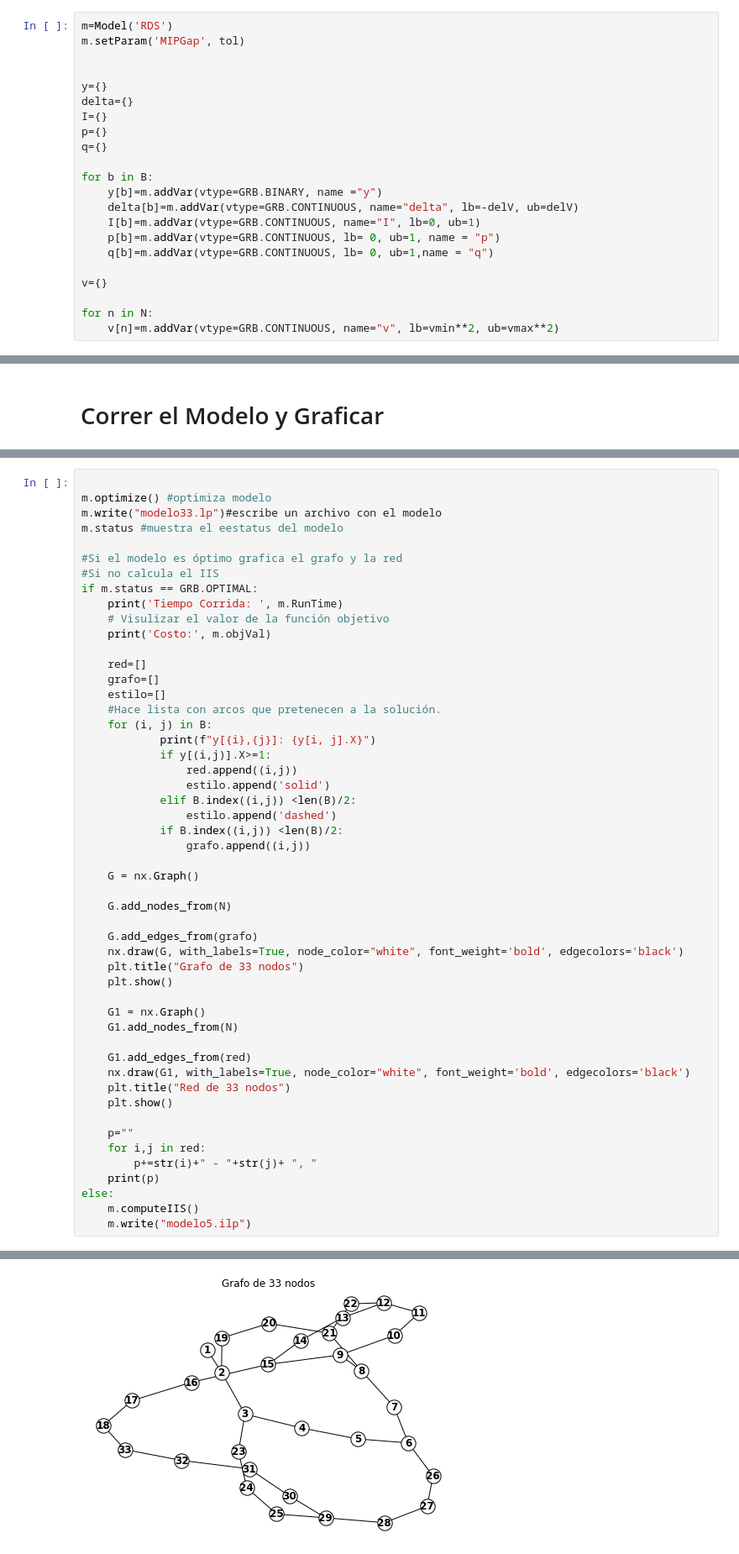
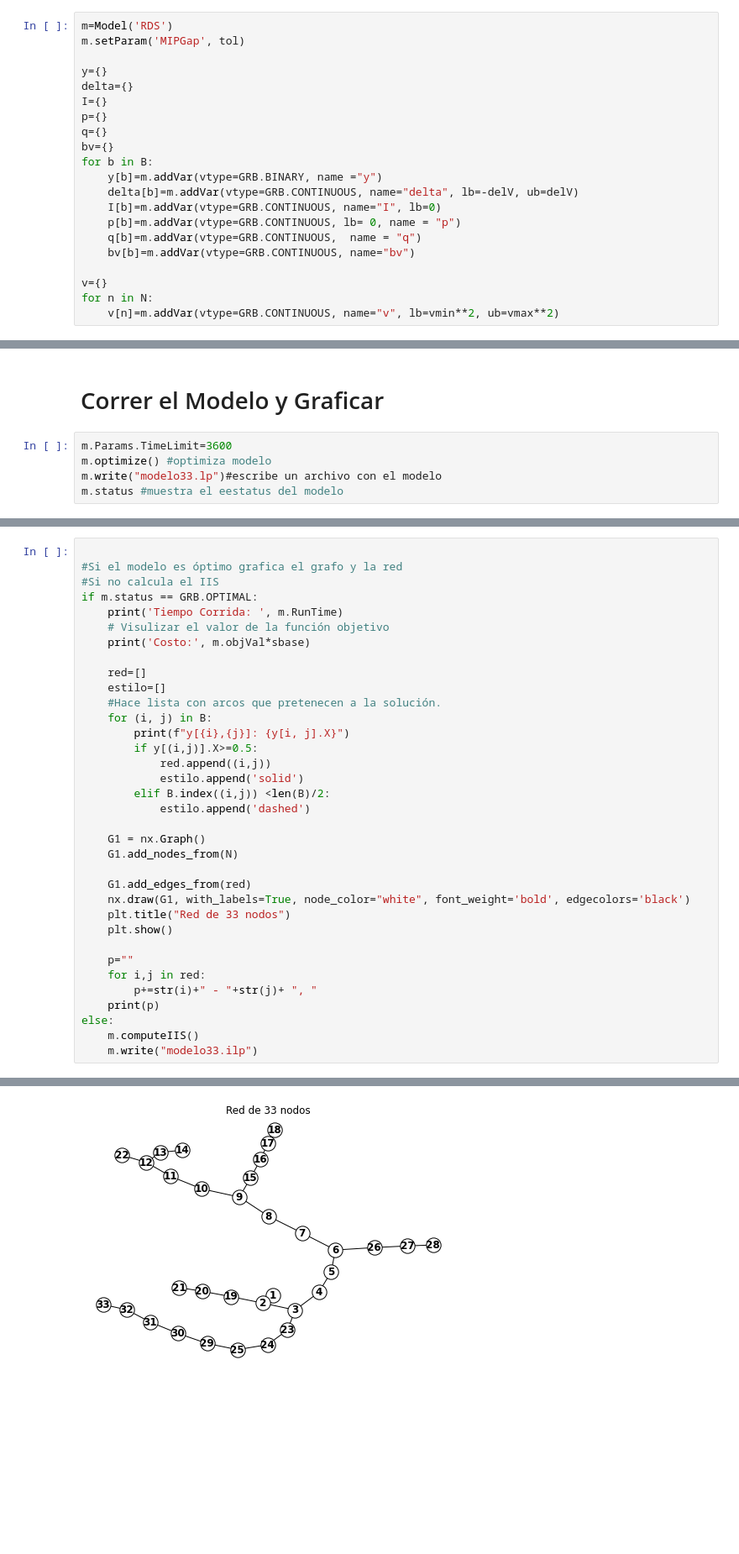
Before and after one commit to mforeroa/ProyectoRSD, a Jupyter notebook: Notebooks_Pruebas/33nodos.ipynb, the cells around one changed output, grey strips where cells are left out. Shown at 84% size. Saved outputs shown, nothing was run; the diff lists cells and outputs as text; blank space fills up the shorter version.

```diff
--- a/Notebooks_Pruebas/33nodos.ipynb
+++ b/Notebooks_Pruebas/33nodos.ipynb
@@ -142,23 +149,22 @@ bv=0.1
 # %%
 m=Model('RDS')
 m.setParam('MIPGap', tol)
-
 
 y={}
 delta={}
 I={}
 p={}
 q={}
-
+bv={}
 for b in B:
     y[b]=m.addVar(vtype=GRB.BINARY, name ="y")
     delta[b]=m.addVar(vtype=GRB.CONTINUOUS, name="delta", lb=-delV, ub=delV)
-    I[b]=m.addVar(vtype=GRB.CONTINUOUS, name="I", lb=0, ub=1)
-    p[b]=m.addVar(vtype=GRB.CONTINUOUS, lb= 0, ub=1, name = "p")
-    q[b]=m.addVar(vtype=GRB.CONTINUOUS, lb= 0, ub=1,name = "q")
+    I[b]=m.addVar(vtype=GRB.CONTINUOUS, name="I", lb=0)
+    p[b]=m.addVar(vtype=GRB.CONTINUOUS, lb= 0, name = "p")
+    q[b]=m.addVar(vtype=GRB.CONTINUOUS,  name = "q")
+    bv[b]=m.addVar(vtype=GRB.CONTINUOUS, name="bv")
 
 v={}
-
 for n in N:
     v[n]=m.addVar(vtype=GRB.CONTINUOUS, name="v", lb=vmin**2, ub=vmax**2)
 # %% [output]
@@ -284,2 +273,7 @@ Set parameter NonConvex to value 2
 # %% [markdown]
 # Correr el Modelo y Graficar
+# %%
+m.Params.TimeLimit=3600
+m.optimize() #optimiza modelo
+m.write("modelo33.lp")#escribe un archivo con el modelo
+m.status #muestra el eestatus del modelo
@@ -286,38 +299,22 @@ Set parameter NonConvex to value 2
 # %%
-
-m.optimize() #optimiza modelo
-m.write("modelo33.lp")#escribe un archivo con el modelo
-m.status #muestra el eestatus del modelo
 
 #Si el modelo es óptimo grafica el grafo y la red
 #Si no calcula el IIS
 if m.status == GRB.OPTIMAL:
     print('Tiempo Corrida: ', m.RunTime)
     # Visulizar el valor de la función objetivo
-    print('Costo:', m.objVal)
+    print('Costo:', m.objVal*sbase)
 
     red=[]
-    grafo=[]
     estilo=[]
     #Hace lista con arcos que pretenecen a la solución.
     for (i, j) in B:
-            print(f"y[{i},{j}]: {y[i, j].X}")
-            if y[(i,j)].X>=1:
-                red.append((i,j))
-                estilo.append('solid')
-            elif B.index((i,j)) <len(B)/2:
-                estilo.append('dashed')
-            if B.index((i,j)) <len(B)/2:
-                grafo.append((i,j))
-
-    G = nx.Graph()
-
-    G.add_nodes_from(N)
-
-    G.add_edges_from(grafo)
-    nx.draw(G, with_labels=True, node_color="white", font_weight='bold', edgecolors='black')
-    plt.title("Grafo de 33 nodos")
-    plt.show()
+        print(f"y[{i},{j}]: {y[i, j].X}")
+        if y[(i,j)].X>=0.5:
+            red.append((i,j))
+            estilo.append('solid')
+        elif B.index((i,j)) <len(B)/2:
+            estilo.append('dashed')
 
     G1 = nx.Graph()
     G1.add_nodes_from(N)
@@ -333,5 +330,5 @@ if m.status == GRB.OPTIMAL:
     print(p)
 else:
     m.computeIIS()
-    m.write("modelo5.ilp")
+    m.write("modelo33.ilp")
 # %% [output]
@@ -355 +352 @@ y[29,25]: 0.0
-[figure, old version]
+[figure, new version]
```
Also changed, not shown: parts of 10 cells of this notebook, 9 other files.
